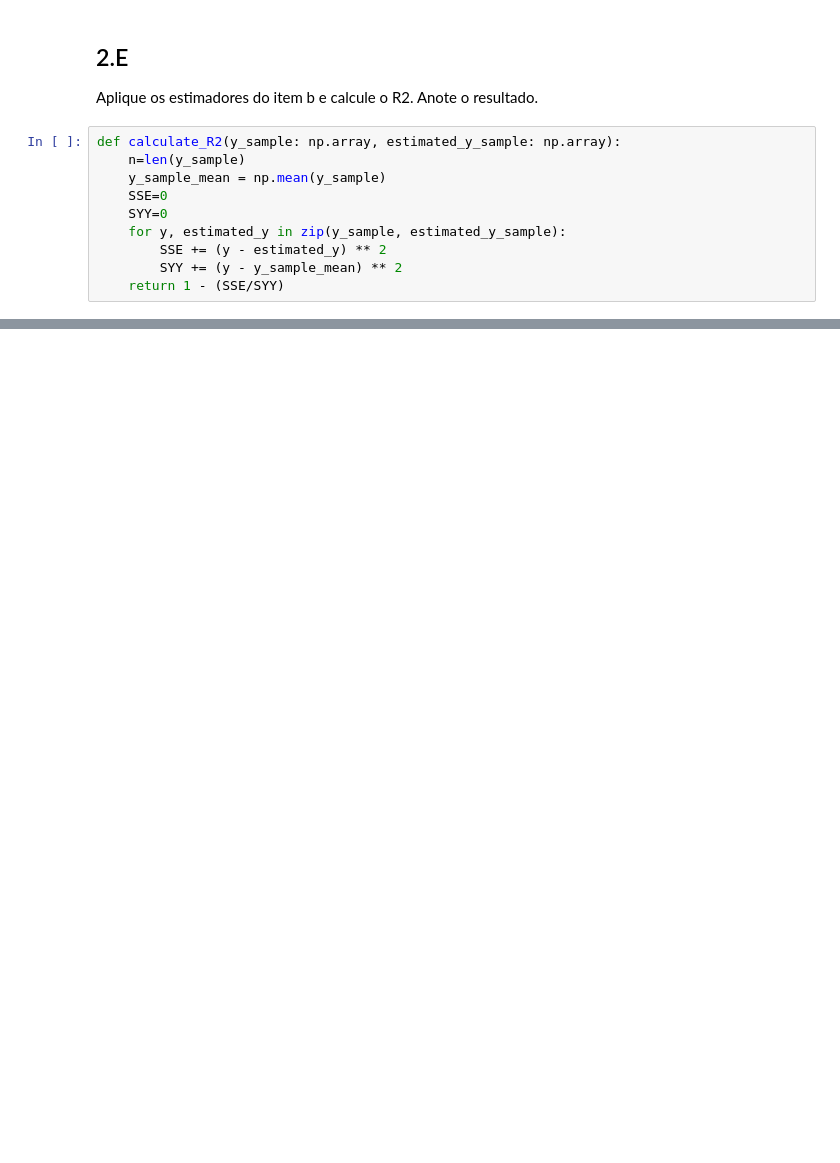
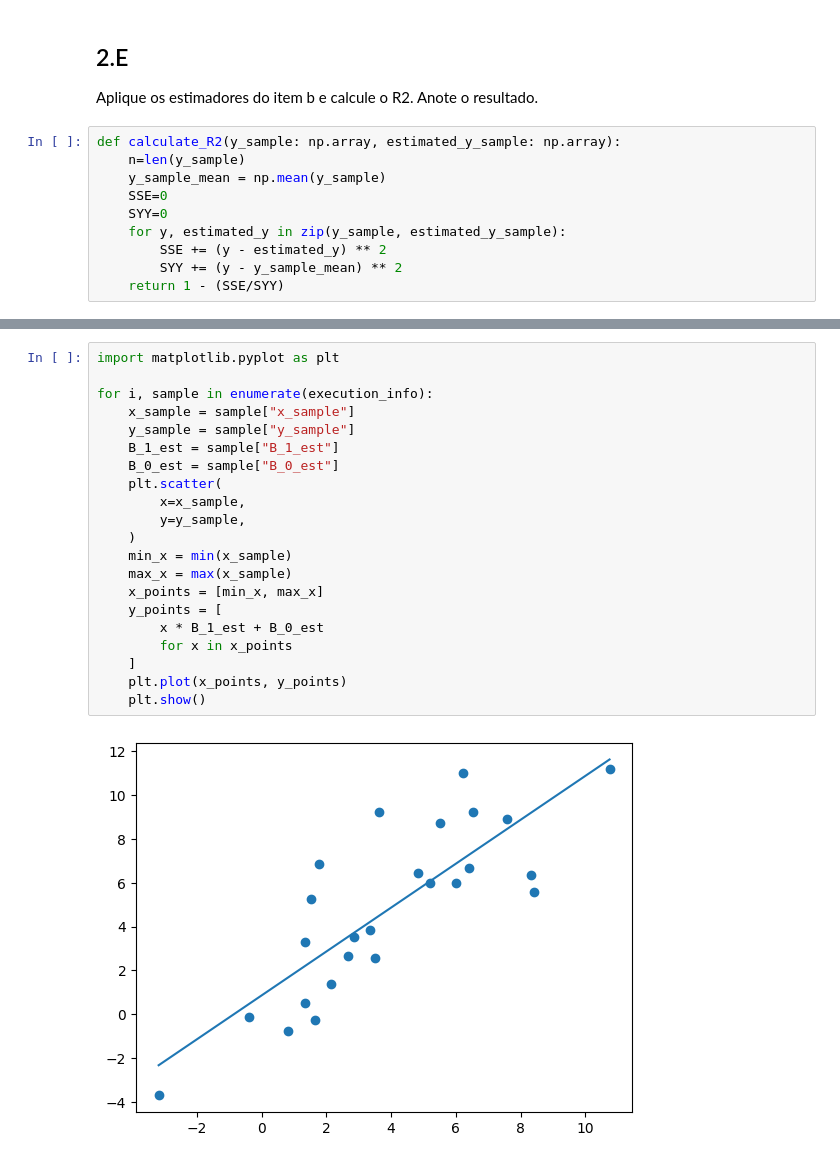
Before and after one commit to eduardo-caroli/g3_eng1466, a Jupyter notebook: regressao.ipynb, the cells around one changed output, grey strips where cells are left out. Cells and saved outputs as stored; diff of their text form; blank space fills up the shorter version.

```diff
--- a/regressao.ipynb
+++ b/regressao.ipynb
@@ -111,0 +157,23 @@ ValueError: numpy.dtype size changed, may indicate binary incompatibility. Expec
+# %%
+import matplotlib.pyplot as plt
+
+for i, sample in enumerate(execution_info):
+    x_sample = sample["x_sample"]
+    y_sample = sample["y_sample"]
+    B_1_est = sample["B_1_est"]
+    B_0_est = sample["B_0_est"]
+    plt.scatter(
+        x=x_sample,
+        y=y_sample,
+    )
+    min_x = min(x_sample)
+    max_x = max(x_sample)
+    x_points = [min_x, max_x]
+    y_points = [
+        x * B_1_est + B_0_est
+        for x in x_points
+    ]
+    plt.plot(x_points, y_points)
+    plt.show()
+# %% [output]
+[figure, added]
```
Also changed, not shown: parts of 11 cells of this notebook, 2 other files.
